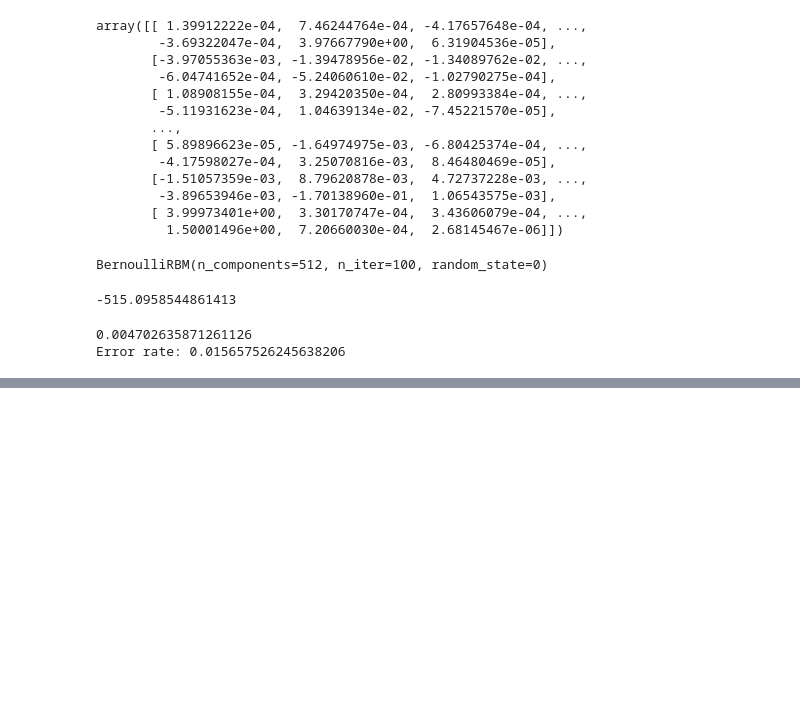
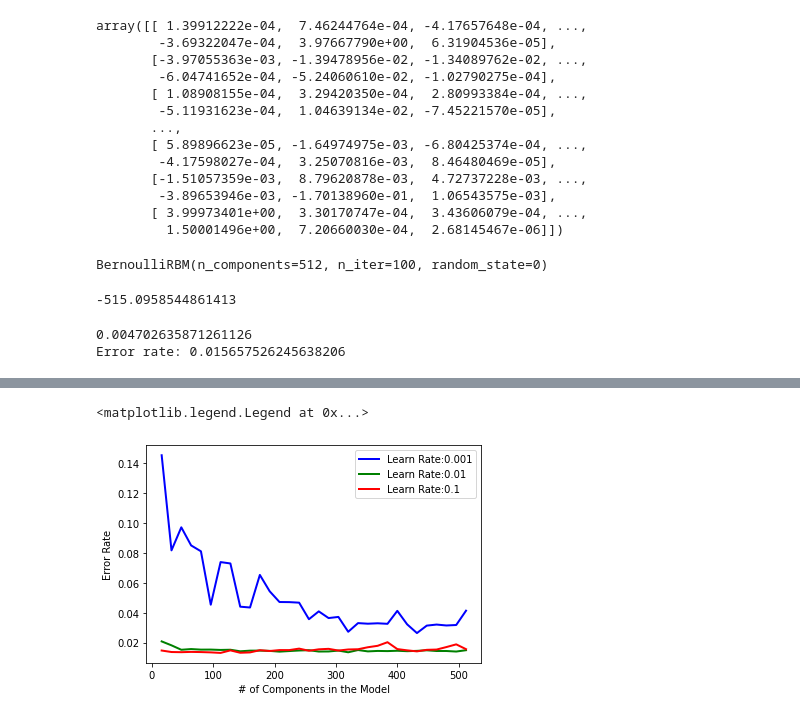
Before and after one commit to erikchomez/CS179FinalProject, a Jupyter notebook: Recommender System.ipynb, the cells around one changed output, grey strips where cells are left out. Drawn from its saved outputs; the diff is of its cells as text; code cells hidden in the pictures; blank space fills up the shorter version.

```diff
--- a/Recommender System.ipynb
+++ b/Recommender System.ipynb
@@ -216,4 +218,5 @@ plt.show()
 # %%
+# DON'T RERUN UNLESS YOU WANT TO BE THERE ALL DAY
 across_all = []
 for l in simple_learn_rate:
     error_rates = []
@@ -225,12 +228,6 @@ for l in simple_learn_rate:
         for it in range(100):
             Xte_mis_c=RBM.gibbs(Xte_mis_c)
             Xte_mis_c[Xte_mis >= 0] = Xte_mis[Xte_mis >= 0]
-
-        count = 0
-        for i in range(Xte_mis_c.shape[0]):
-            for j in range(Xte_mis_c.shape[1]):
-                if Xte_mis_c[i,j] != Xte[i,j]:
-                    count += 1
         print(np.mean( (Xte_mis_c!=Xte)[Xte_mis<0]), ": #Components", c)
         error_rates.append( np.mean( (Xte_mis_c!=Xte)[Xte_mis<0]) )
     across_all.append(error_rates)
@@ -237 +254,12 @@ for l in simple_learn_rate:
+# %%
+colors = ['b-','g-','r-']
+fig = plt.figure
+for i in range(len(simple_learn_rate)):
+    plt.plot(components, across_all[i], colors[i], lw=2, label =("Learn Rate:" + str(simple_learn_rate[i])))
+    plt.ylabel('Error Rate')
+    plt.xlabel('# of Components in the Model')
+plt.legend()
+# %% [output]
+<matplotlib.legend.Legend at 0x...>
+[figure, added]
 # %%
```
Also changed, not shown: parts of 7 cells of this notebook.
